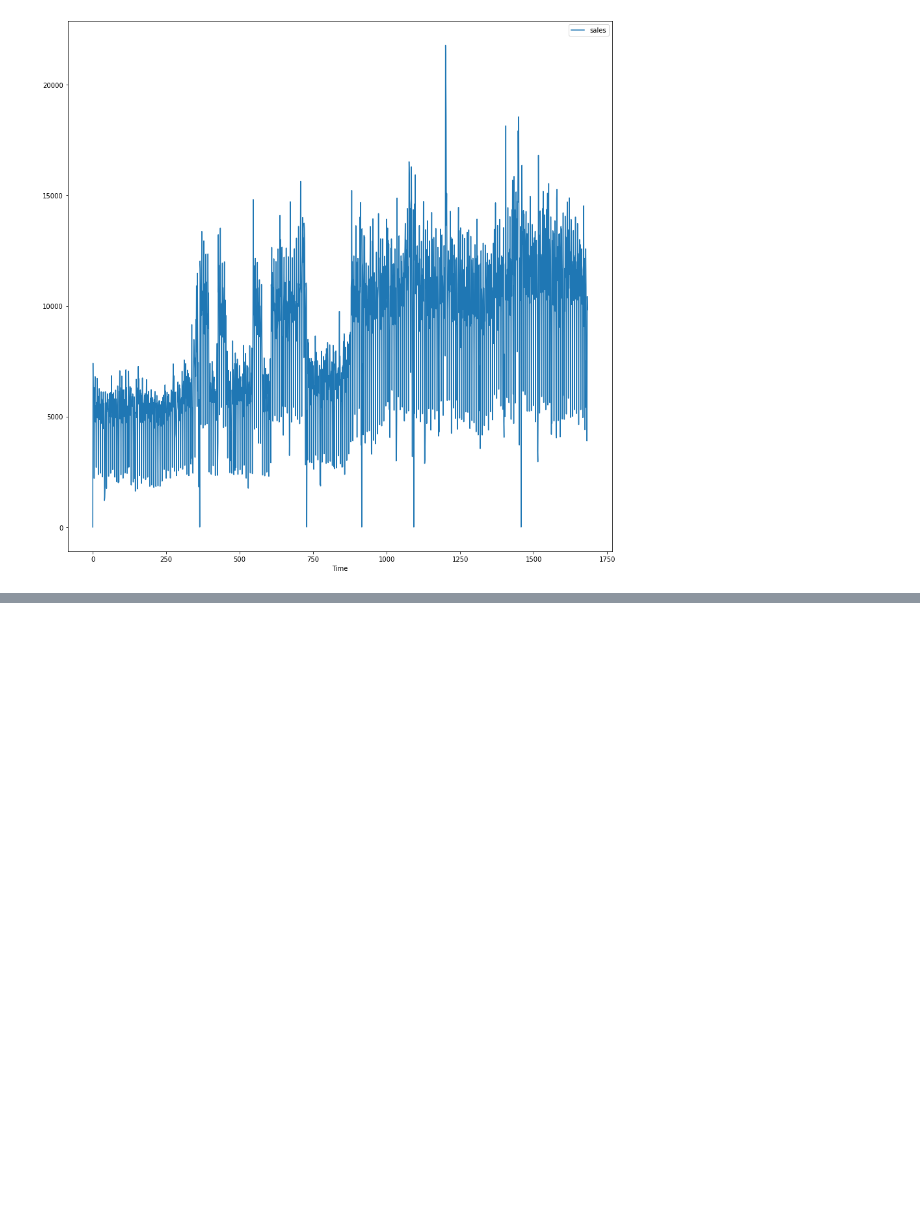
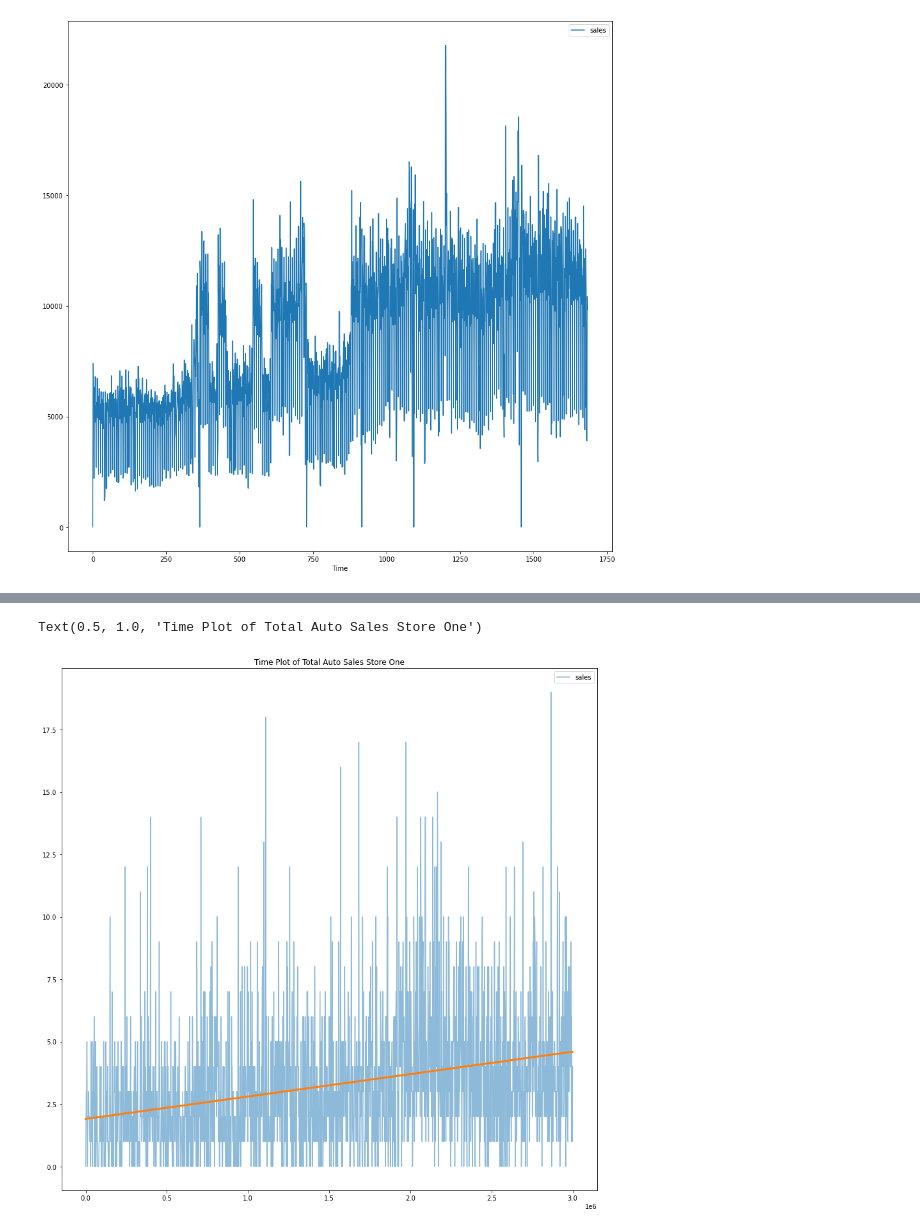
Before and after one commit to AnthonyWilson1/Store-Sales-Time-Series, a Jupyter notebook: TimeSeriesVisuals.ipynb, the cells around one changed output, grey strips where cells are left out. Drawn from its saved outputs; the diff is of its cells as text; code cells hidden in the pictures; blank space fills up the shorter version.

```diff
--- a/TimeSeriesVisuals.ipynb
+++ b/TimeSeriesVisuals.ipynb
@@ -230,0 +264,3 @@ sales_one_df.plot(x="Time")
+# %%
+train_one_auto['Time'] = np.arange(len(train_one_auto.index))
+train_one_auto.head()
@@ -230,0 +279,6 @@ sales_one_df.plot(x="Time")
+# %%
+model_train_one_auto = pd.DataFrame()
+model_train_one_auto["date"] = train_one_auto["date"]
+model_train_one_auto["sales"] = train_one_auto["sales"]
+model_train_one_auto["Time"] = train_one_auto["Time"]
+c.head()
@@ -230,0 +292,23 @@ sales_one_df.plot(x="Time")
+# %%
+from sklearn.linear_model import LinearRegression
+
+#Training data
+X = model_train_one_auto.loc[:, ['Time']] #features
+y = model_train_one_auto.loc[:, ['sales']]#target
+
+#Train the model
+model = LinearRegression()
+
+model.fit(X,y)
+
+model_1d = [x[0] for x in model.predict(X)]
+
+#Store the fitted values as a time series with the same time index as the training data
+y_pred = pd.Series(model_1d, index=X.index)
+
+ax = y.plot(alpha=0.5)
+ax = y_pred.plot(ax=ax, linewidth=3)
+ax.set_title('Time Plot of Total Auto Sales Store One')
+# %% [output]
+Text(0.5, 1.0, 'Time Plot of Total Auto Sales Store One')
+[figure, added]
```
Also changed, not shown: parts of 9 cells of this notebook, 1 other file.
